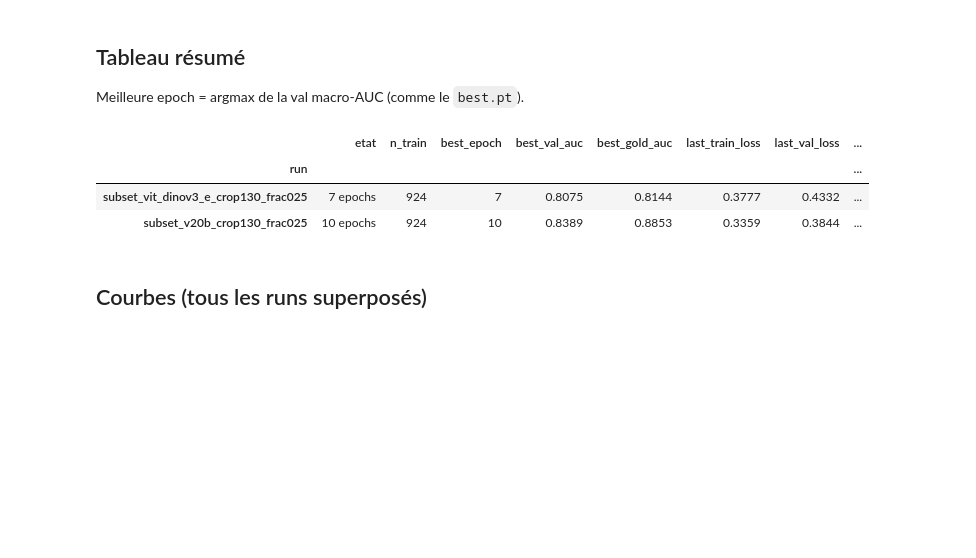
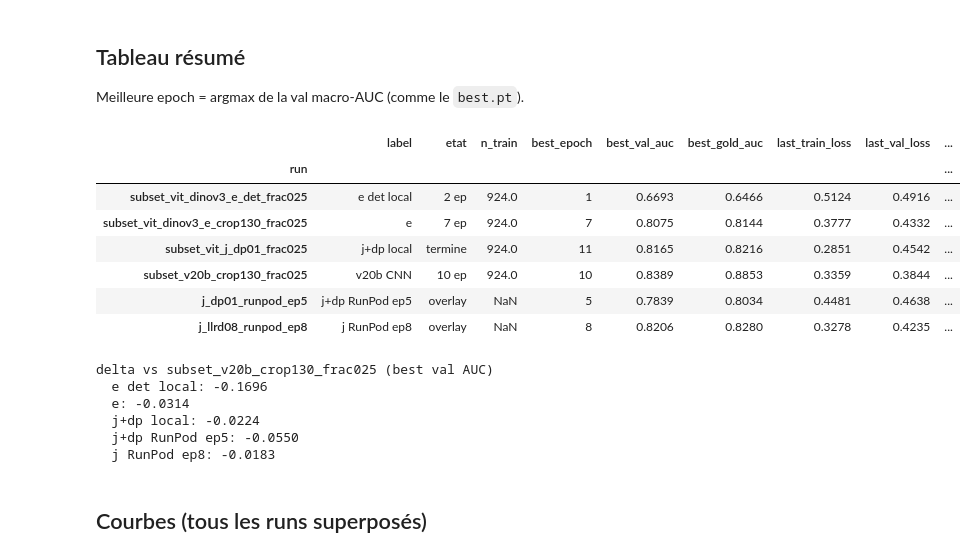
Before and after one commit to GabrielSultan/RSNA-comp, a Jupyter notebook: notebooks/08_compare_subset.ipynb, the cells around one changed output. Drawn from its saved outputs; the diff is of its cells as text; code cells hidden in the pictures; blank space fills up the shorter version.

```diff
--- a/notebooks/08_compare_subset.ipynb
+++ b/notebooks/08_compare_subset.ipynb
@@ -29,14 +35,33 @@ ROOT = Path.cwd() if (Path.cwd() / "checkpoints").exists() else Path.cwd().paren
 CKPT = ROOT / "checkpoints"
 
 # Checkpoints a comparer (noms de dossiers sous checkpoints/, = run_name YAML).
+# e det = train local en cours (meme recette que e, seed 42).
 # Commenter une ligne pour l'exclure de l'analyse.
 RUNS = [
+    "subset_vit_dinov3_e_det_frac025",
     "subset_vit_dinov3_e_crop130_frac025",
-    "subset_vit_radiodino_b16_crop130_frac025",
+    "subset_vit_j_dp01_frac025",
     "subset_v20b_crop130_frac025",
 ]
 
-REF = "subset_v17_crop130_frac025"  # parent de v20a (Linear attn, pas MHA)
+# (label, dossier, fichier) — histories pod, jamais ecraser le train local.
+OVERLAYS = [
+    ("j_dp01_runpod_ep5", "subset_vit_j_dp01_frac025", "history_runpod_ep5.json"),
+    ("j_llrd08_runpod_ep8", "subset_vit_j_llrd08_frac025", "history_runpod_ep8.json"),
+]
+
+LABELS = {
+    "subset_vit_j_dp01_frac025": "j+dp local",
+    "subset_vit_j_llrd08_frac025": "j LLRD local",
+    "subset_vit_k_llrd08_frac025": "k LLRD",
+    "subset_vit_dinov3_e_det_frac025": "e det local",
+    "subset_vit_dinov3_e_crop130_frac025": "e",
+    "subset_v20b_crop130_frac025": "v20b CNN",
+    "j_dp01_runpod_ep5": "j+dp RunPod ep5",
+    "j_llrd08_runpod_ep8": "j RunPod ep8",
+}
+
+REF = "subset_v20b_crop130_frac025"  # champion CNN subset ; deltas = run − v20b
 
 FOCUS = ["Lateral OA", "MCL", "ACL", "Medial Meniscus"]
 TARGETS = [
@@ -50,3 +75,13 @@ print("checkpoints", CKPT.exists())
 # %% [output]
 ROOT c:\Users\sulta\Documents\RSNA-comp
 checkpoints True
+# %%
+# Plus de pod RunPod : lecture locale uniquement.
+# Ne pas scp — un pull casse ecraserait history.json du train 3070 (e det en cours).
+print("lecture locale (pas de pull RunPod)")
+for name in RUNS:
+    p = CKPT / name / "history.json"
+    print(f"  {LABELS.get(name, name)}: {p}  exists={p.exists()}")
+for label, folder, fname in OVERLAYS:
+    p = CKPT / folder / fname
+    print(f"  overlay {label}: {p}  exists={p.exists()}")
@@ -117,34 +191,50 @@ Meilleure epoch = argmax de la val macro-AUC (comme le `best.pt`).
 # %%
 rows = []
 for r in runs:
     last = r["hist"].iloc[-1]
     rows.append({
         "run": r["name"],
-        "etat": "termine" if r["done"] else f"{r['n_epochs']} epochs",
+        "label": r["label"],
+        "etat": (
+            "overlay" if r.get("overlay")
+            else "termine" if r["done"]
+            else f"{r['n_epochs']} ep"
+        ),
         "n_train": len(r["uids"]) or None,
         "best_epoch": r["best_epoch"],
         "best_val_auc": r["best_val"],
         "best_gold_auc": r["best_gold"],
         "last_train_loss": float(last["loss"]),
         "last_val_loss": float(last["val_loss"]) if "val_loss" in last else None,
         "last_val_auc": float(last["val_macro_auc"]),
     })
 summary = pd.DataFrame(rows).set_index("run")
 display(summary.round(4))
 
 if REF in summary.index and len(summary) > 1:
     print("\ndelta vs", REF, "(best val AUC)")
     ref_val = summary.loc[REF, "best_val_auc"]
     for name, row in summary.iterrows():
         if name == REF:
             continue
         d = row["best_val_auc"] - ref_val
-        print(f"  {name}: {d:+.4f}  {'(bruit, <0.01)' if abs(d) < 0.01 else ''}")
+        lab = LABELS.get(name, name)
+        print(f"  {lab}: {d:+.4f}  {'(bruit, <0.01)' if abs(d) < 0.01 else ''}")
 # %% [output]
-|  | etat | n_train | best_epoch | best_val_auc | best_gold_auc | last_train_loss | last_val_loss | ... |
-| run |  |  |  |  |  |  |  | ... |
-| subset_vit_dinov3_e_crop130_frac025 | 7 epochs | 924 | 7 | 0.8075 | 0.8144 | 0.3777 | 0.4332 | ... |
-| subset_v20b_crop130_frac025 | 10 epochs | 924 | 10 | 0.8389 | 0.8853 | 0.3359 | 0.3844 | ... |
+|  | label | etat | n_train | best_epoch | best_val_auc | best_gold_auc | last_train_loss | last_val_loss | ... |
+| run |  |  |  |  |  |  |  |  | ... |
+| subset_vit_dinov3_e_det_frac025 | e det local | 2 ep | 924.0 | 1 | 0.6693 | 0.6466 | 0.5124 | 0.4916 | ... |
+| subset_vit_dinov3_e_crop130_frac025 | e | 7 ep | 924.0 | 7 | 0.8075 | 0.8144 | 0.3777 | 0.4332 | ... |
+| subset_vit_j_dp01_frac025 | j+dp local | termine | 924.0 | 11 | 0.8165 | 0.8216 | 0.2851 | 0.4542 | ... |
+| subset_v20b_crop130_frac025 | v20b CNN | 10 ep | 924.0 | 10 | 0.8389 | 0.8853 | 0.3359 | 0.3844 | ... |
+| j_dp01_runpod_ep5 | j+dp RunPod ep5 | overlay | NaN | 5 | 0.7839 | 0.8034 | 0.4481 | 0.4638 | ... |
+| j_llrd08_runpod_ep8 | j RunPod ep8 | overlay | NaN | 8 | 0.8206 | 0.8280 | 0.3278 | 0.4235 | ... |
+delta vs subset_v20b_crop130_frac025 (best val AUC)
+  e det local: -0.1696
+  e: -0.0314
+  j+dp local: -0.0224
+  j+dp RunPod ep5: -0.0550
+  j RunPod ep8: -0.0183
 # %% [markdown]
 ## Courbes (tous les runs superposés)
 # %%
```
Also changed, not shown: parts of 11 cells of this notebook.
